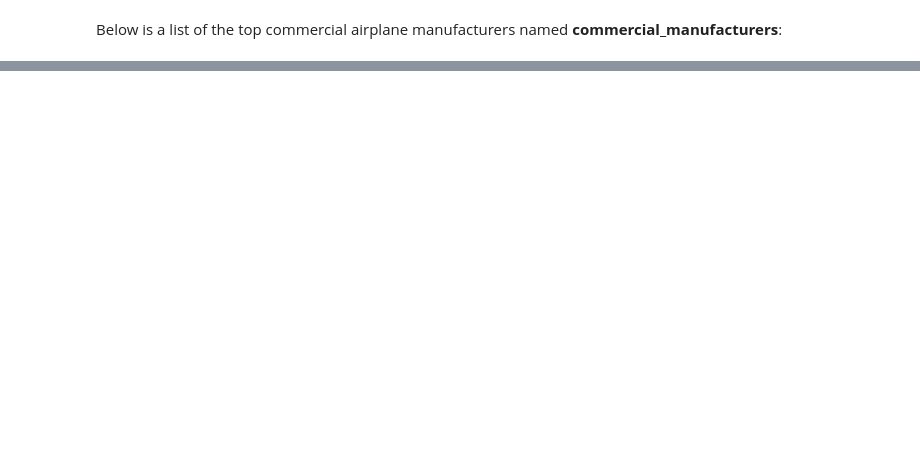
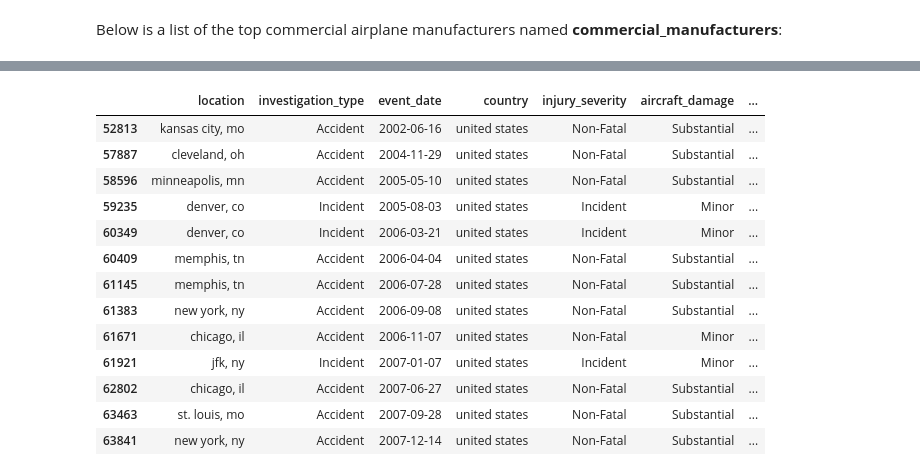
Before and after one commit to jtjohn172/Aviation-Data-Analysis-Project, a Jupyter notebook: commercial_planes.ipynb, the cells around one changed output, grey strips where cells are left out. Drawn from its saved outputs; the diff is of its cells as text; code cells hidden in the pictures; blank space fills up the shorter version.

Commit message:
further refined for commercial planes and safety

```diff
--- a/commercial_planes.ipynb
+++ b/commercial_planes.ipynb
@@ -334,0 +337,3 @@ list(df['make'].value_counts().index)
+# %%
+df = df[df['number_of_engines'] >= 2]
+df['number_of_engines'].value_counts()
@@ -338,13 +348,11 @@ Below is a list of the top commercial airplane manufacturers named **commercial_
 commercial_manufacturers = [
     "airbus",
     "boeing",
-    "bombardier",
     "embraer",
     "comac",
     "atr",
-    "mcdonnell ouglas",
+    "mcdonnell douglas",
     "mcdonnell",
     "tupolev",
     "ilyushin",
-    "sukhoi"
 ]
@@ -371,0 +384,2 @@ df.head()
+# %%
+df = df[df['make'].isin(commercial_manufacturers)]
@@ -371,0 +388,8 @@ df.head()
+# %%
+not_commercial = ['a75', 'a75n1', 'b75n1', 'a75n1(pt17)', 'a75n1 (pt17)', 'b75', 'e75', 'b17', 'emb-500', 'pt 17', 'n2s-3', 'a 75n1', 'a75n-1', 'd75n1', 'b-17g']
+
+# the ~ in front of df is a negation operator to
+# do the opposite of the following action:
+df = df[~df['model'].isin(not_commercial)]
+
+df['model'].value_counts()
@@ -371,0 +459,17 @@ df.head()
+# %%
+df.loc[df['total_fatal_injuries'].isna()]
+# %% [output]
+|  | location | investigation_type | event_date | country | injury_severity | aircraft_damage | ... |
+| 52813 | kansas city, mo | Accident | 2002-06-16 | united states | Non-Fatal | Substantial | ... |
+| 57887 | cleveland, oh | Accident | 2004-11-29 | united states | Non-Fatal | Substantial | ... |
+| 58596 | minneapolis, mn | Accident | 2005-05-10 | united states | Non-Fatal | Substantial | ... |
+| 59235 | denver, co | Incident | 2005-08-03 | united states | Incident | Minor | ... |
+| 60349 | denver, co | Incident | 2006-03-21 | united states | Incident | Minor | ... |
+| 60409 | memphis, tn | Accident | 2006-04-04 | united states | Non-Fatal | Substantial | ... |
+| 61145 | memphis, tn | Accident | 2006-07-28 | united states | Non-Fatal | Substantial | ... |
+| 61383 | new york, ny | Accident | 2006-09-08 | united states | Non-Fatal | Substantial | ... |
+| 61671 | chicago, il | Accident | 2006-11-07 | united states | Non-Fatal | Minor | ... |
+| 61921 | jfk, ny | Incident | 2007-01-07 | united states | Incident | Minor | ... |
+| 62802 | chicago, il | Accident | 2007-06-27 | united states | Non-Fatal | Substantial | ... |
+| 63463 | st. louis, mo | Accident | 2007-09-28 | united states | Non-Fatal | Substantial | ... |
+| 63841 | new york, ny | Accident | 2007-12-14 | united states | Non-Fatal | Substantial | ... |
```
Also changed, not shown: parts of 19 cells of this notebook.
